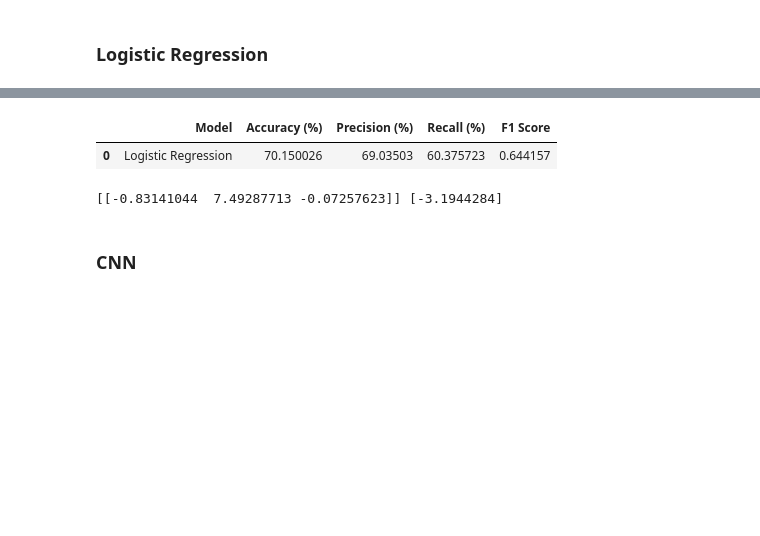
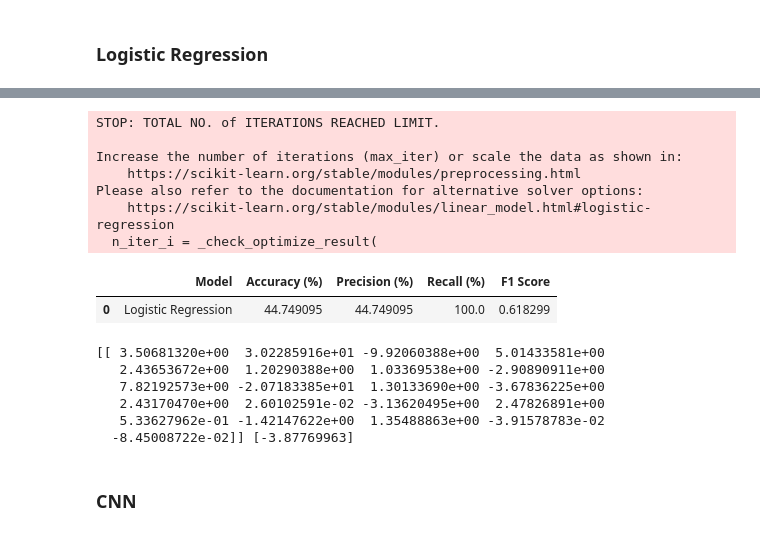
Before and after one commit to brandonyhr98/BT4222-Group-Project, a Jupyter notebook: master_dataset/lr_cnn.ipynb, the cells around one changed output, grey strips where cells are left out. Drawn from its saved outputs; the diff is of its cells as text; code cells hidden in the pictures; blank space fills up the shorter version.

```diff
--- a/master_dataset/lr_cnn.ipynb
+++ b/master_dataset/lr_cnn.ipynb
@@ -89,7 +117,7 @@ lr = LogisticRegression(random_state = 0)
 scaler = MinMaxScaler()
 # %%
 # X, y split of training data
-X_train, X_test, y_train, y_test = train_test_split(data[['polarity', 'subjectivity', 'flesch_readability']], data['class'], test_size = 0.2, random_state = 0)
+X_train, X_test, y_train, y_test = train_test_split(data[list(data_numerics['index'])[1:]], data['class'], test_size = 0.2, random_state = 0)
 # %%
 scores, pvalues = chi2(abs(X_train), y_train)
 # %%
@@ -105,26 +142,38 @@ print(result)
 # %%
 # fit the model
-#X_train = scaler.fit_transform(X_train)
+X_train = scaler.fit_transform(X_train)
 lr_fit = lr.fit(X_train, y_train)
 y_pred = lr.predict(X_test)
 
 accuracy = accuracy_score(y_test, y_pred) * 100
 precision = precision_score(y_test, y_pred) * 100
 recall = recall_score(y_test, y_pred) * 100
 f1 = f1_score(y_test, y_pred)
 
 results = pd.DataFrame({"Model": 'Logistic Regression',
                         "Accuracy (%)": [accuracy],
                         "Precision (%)": [precision],
                         "Recall (%)": [recall],
                         "F1 Score": [f1]})
 results
 # %% [output]
+STOP: TOTAL NO. of ITERATIONS REACHED LIMIT.
+
+Increase the number of iterations (max_iter) or scale the data as shown in:
+    https://scikit-learn.org/stable/modules/preprocessing.html
+Please also refer to the documentation for alternative solver options:
+    https://scikit-learn.org/stable/modules/linear_model.html#logistic-regression
+  n_iter_i = _check_optimize_result(
 |  | Model | Accuracy (%) | Precision (%) | Recall (%) | F1 Score |
-| 0 | Logistic Regression | 70.150026 | 69.03503 | 60.375723 | 0.644157 |
+| 0 | Logistic Regression | 44.749095 | 44.749095 | 100.0 | 0.618299 |
 # %%
 print(lr.coef_, lr.intercept_)
 # %% [output]
-[[-0.83141044  7.49287713 -0.07257623]] [-3.1944284]
+[[ 3.50681320e+00  3.02285916e+01 -9.92060388e+00  5.01433581e+00
+   2.43653672e+00  1.20290388e+00  1.03369538e+00 -2.90890911e+00
+   7.82192573e+00 -2.07183385e+01  1.30133690e+00 -3.67836225e+00
+   2.43170470e+00  2.60102591e-02 -3.13620495e+00  2.47826891e+00
+   5.33627962e-01 -1.42147622e+00  1.35488863e+00 -3.91578783e-02
+  -8.45008722e-02]] [-3.87769963]
 # %% [markdown]
 ### CNN
```
Also changed, not shown: parts of 11 cells of this notebook, 1 other file.
